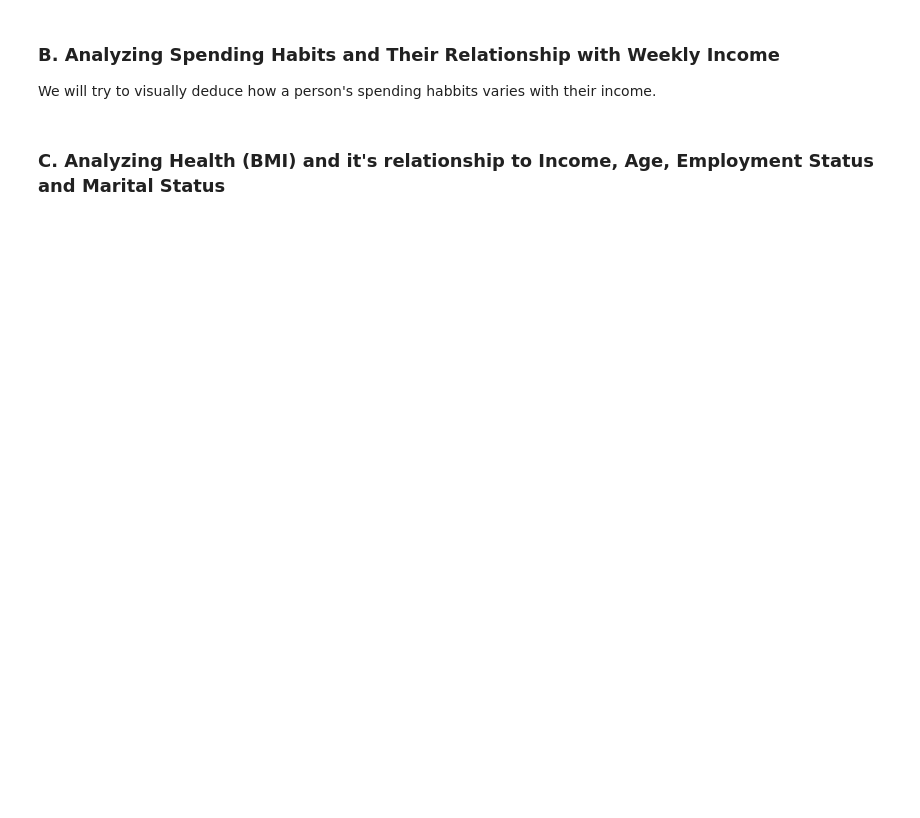
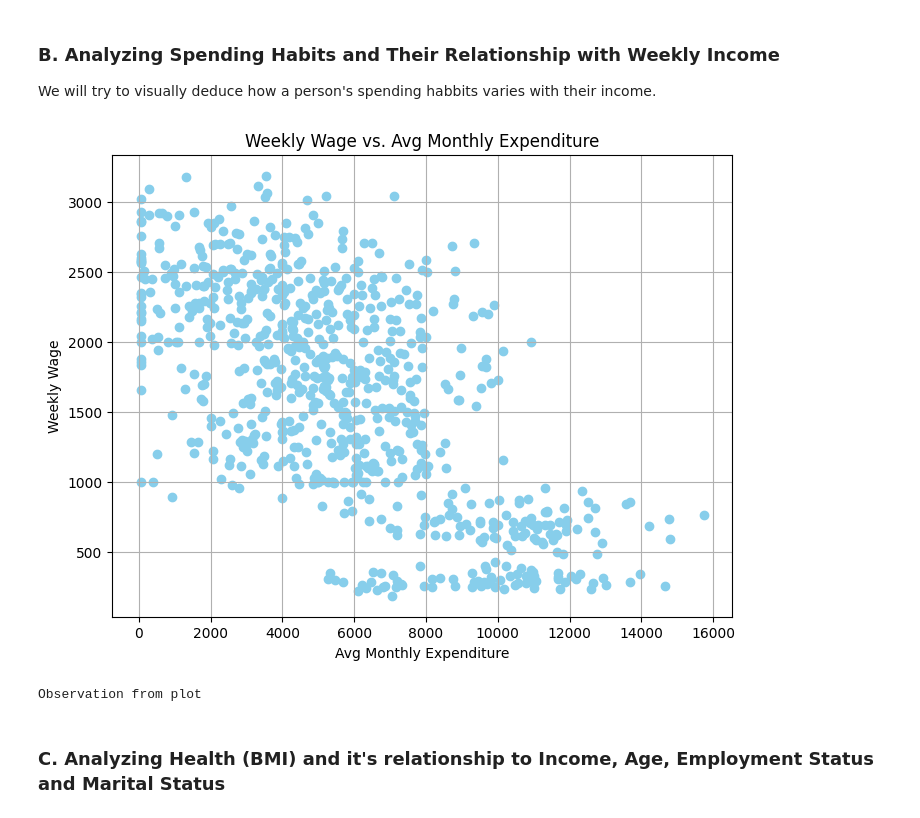
Before and after one commit to abbasidaniyalorg/data-exploration-and-data-wrangling-concepts-abbasidaniyal, a Jupyter notebook: Assignment1.ipynb, the cells around one changed output. Saved outputs shown, nothing was run; the diff lists cells and outputs as text; code cells hidden in the pictures; blank space fills up the shorter version.

```diff
--- a/Assignment1.ipynb
+++ b/Assignment1.ipynb
@@ -240,7 +260,15 @@ AssertionError:
 age_imputed_df = None
 
 # YOUR CODE HERE
-raise NotImplementedError()
+current_date = pd.Timestamp.now()
+
+age_imputed_df = missing_dob_dropped_df.copy()
+
+
+age_imputed_df.loc[age_imputed_df["Age"].isna() & age_imputed_df["Date of Birth"].notna(), "Age"] = age_imputed_df.apply(
+    lambda row: (current_date - row["Date of Birth"]).days // 365 if pd.notna(row["Date of Birth"]) else None,
+    axis=1
+)
 # %%
 assert isinstance(age_imputed_df, pd.DataFrame)
 assert len(age_imputed_df) == 796
@@ -537,14 +735,23 @@ We will try to visually deduce how a person's spending habbits varies with their
 # %%
 # Visualize: Weekly Wage vs. Avg Monthly Expenditure
 # YOUR CODE HERE
-raise NotImplementedError()
+plt.figure(figsize=(8, 6))
+plt.scatter(final_clean_df['Avg Monthly Expenditure'], final_clean_df['Weekly wage'], color='skyblue')
+plt.title('Weekly Wage vs. Avg Monthly Expenditure')
+plt.xlabel('Avg Monthly Expenditure')
+plt.ylabel('Weekly Wage')
+plt.grid()
+plt.show()
+# %% [output]
+[figure, added]
 # %%
 # Write short observation based on above plot
-observation = ""
+observation = "Observation from plot"
 # YOUR CODE HERE
-raise NotImplementedError()
 
 print(observation)
+# %% [output]
+Observation from plot
 # %% [markdown]
 ### C. Analyzing Health (BMI) and it's relationship to Income, Age, Employment Status and Marital Status
 # %%
```
Also changed, not shown: parts of 38 cells of this notebook.
